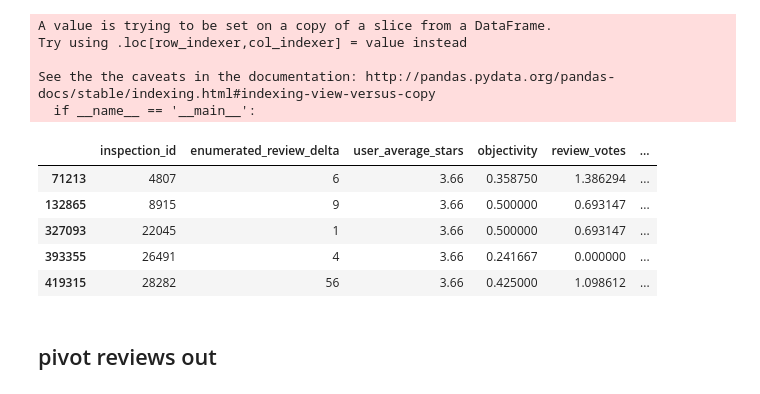
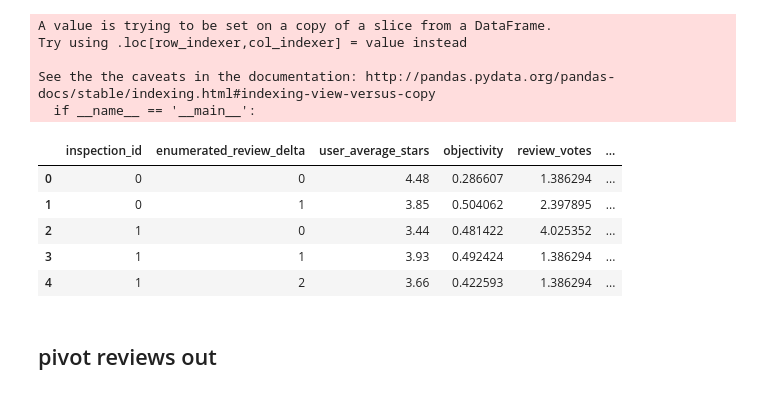
Before and after one commit to potatochip/kojak, a Jupyter notebook: restart.ipynb, the cells around one changed output. Saved outputs shown, nothing was run; the diff lists cells and outputs as text; code cells hidden in the pictures.

```diff
--- a/restart.ipynb
+++ b/restart.ipynb
@@ -298,13 +280,13 @@ Try using .loc[row_indexer,col_indexer] = value instead
 See the the caveats in the documentation: http://pandas.pydata.org/pandas-docs/stable/indexing.html#indexing-view-versus-copy
   if __name__ == '__main__':
 # %%
-trust.sort('anger_index', ascending=False).head()
+trust.head()
 # %% [output]
 |  | inspection_id | enumerated_review_delta | user_average_stars | objectivity | review_votes | ... |
-| 71213 | 4807 | 6 | 3.66 | 0.358750 | 1.386294 | ... |
-| 132865 | 8915 | 9 | 3.66 | 0.500000 | 0.693147 | ... |
-| 327093 | 22045 | 1 | 3.66 | 0.500000 | 0.693147 | ... |
-| 393355 | 26491 | 4 | 3.66 | 0.241667 | 0.000000 | ... |
-| 419315 | 28282 | 56 | 3.66 | 0.425000 | 1.098612 | ... |
+| 0 | 0 | 0 | 4.48 | 0.286607 | 1.386294 | ... |
+| 1 | 0 | 1 | 3.85 | 0.504062 | 2.397895 | ... |
+| 2 | 1 | 0 | 3.44 | 0.481422 | 4.025352 | ... |
+| 3 | 1 | 1 | 3.93 | 0.492424 | 1.386294 | ... |
+| 4 | 1 | 2 | 3.66 | 0.422593 | 1.386294 | ... |
 # %% [markdown]
 ## pivot reviews out
```
Also changed, not shown: parts of 65 cells of this notebook, 10 other files.
